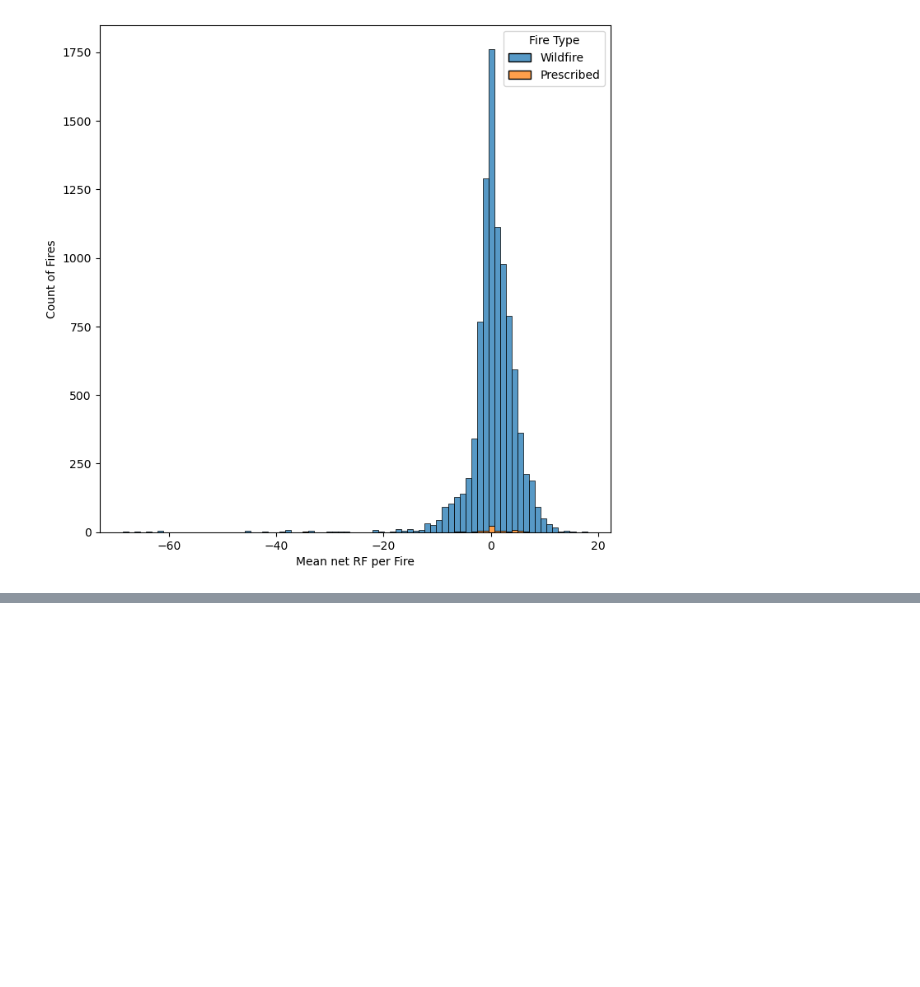
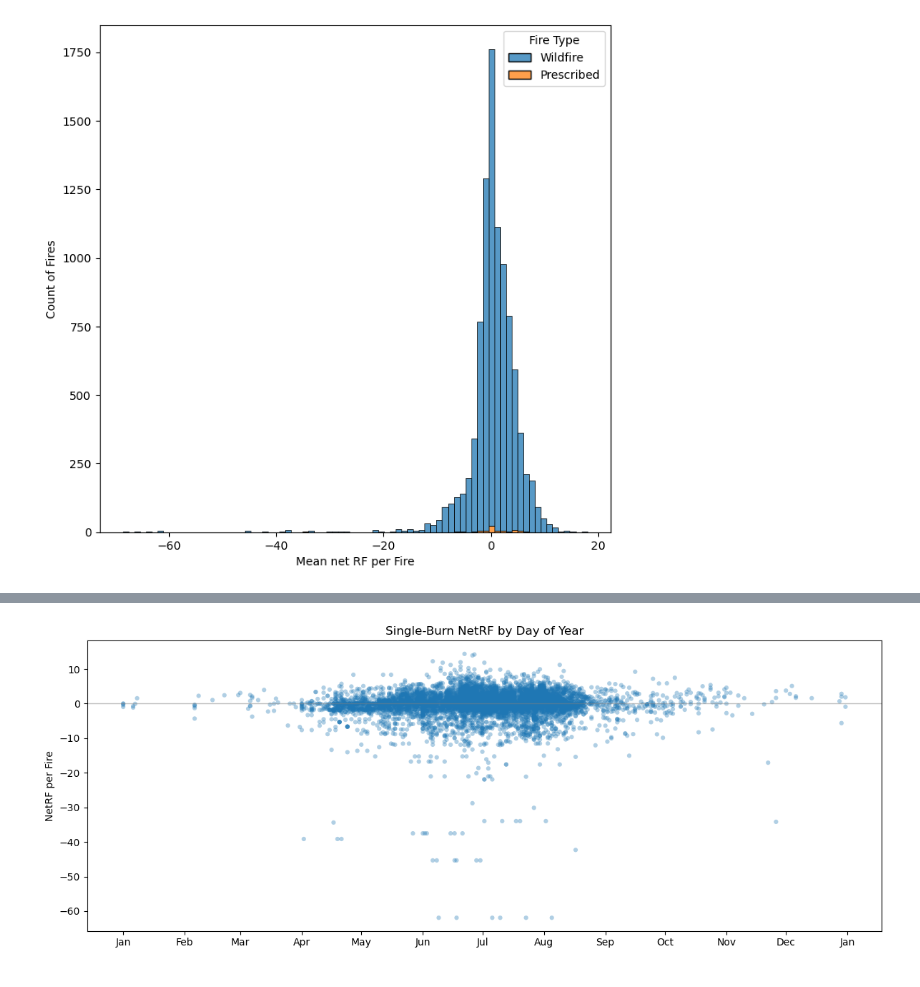
Before and after one commit to gina-alaska/gina-cdw, a Jupyter notebook: time_analysis.ipynb, the cells around one changed output, grey strips where cells are left out. Cells and saved outputs as stored; diff of their text form; code cells hidden in the pictures; blank space fills up the shorter version.

```diff
--- a/time_analysis.ipynb
+++ b/time_analysis.ipynb
@@ -111,0 +127,45 @@ plt.show()
+# %%
+# Plot every fire by calendar day (month + day), combining all years.
+import matplotlib.dates as mdates
+
+plot_df = df_filter.copy()
+
+# Clean date parts and NetRF.
+plot_df["MONTH"] = pd.to_numeric(plot_df["MONTH"], errors="coerce")
+plot_df["DAY"] = pd.to_numeric(plot_df["DAY"], errors="coerce")
+plot_df["NetRF"] = pd.to_numeric(plot_df["NetRF"], errors="coerce")
+
+# Use a placeholder year so x-axis is month/day only.
+date_parts = pd.DataFrame(
+    {
+        "year": 2001,
+        "month": plot_df["MONTH"],
+        "day": plot_df["DAY"],
+    }
+)
+plot_df["month_day"] = pd.to_datetime(date_parts, errors="coerce")
+
+# Keep all individual fires with a constant marker size.
+plot_df = plot_df.dropna(subset=["month_day", "NetRF"]).copy()
+
+fig, ax = plt.subplots(figsize=(12, 5))
+ax.scatter(
+    plot_df["month_day"],
+    plot_df["NetRF"],
+    s=20,
+    alpha=0.35,
+    edgecolors="none",
+)
+ax.axhline(0, color="gray", linewidth=1, alpha=0.5)
+
+ax.set_title("Single-Burn NetRF by Day of Year")
+ax.set_xlabel(" ")
+ax.set_ylabel("NetRF per Fire")
+
+ax.xaxis.set_major_locator(mdates.MonthLocator())
+ax.xaxis.set_major_formatter(mdates.DateFormatter("%b"))
+
+plt.tight_layout()
+plt.show()
+# %% [output]
+[figure, added]
```
Also changed, not shown: parts of 8 cells of this notebook, 1 other file.
